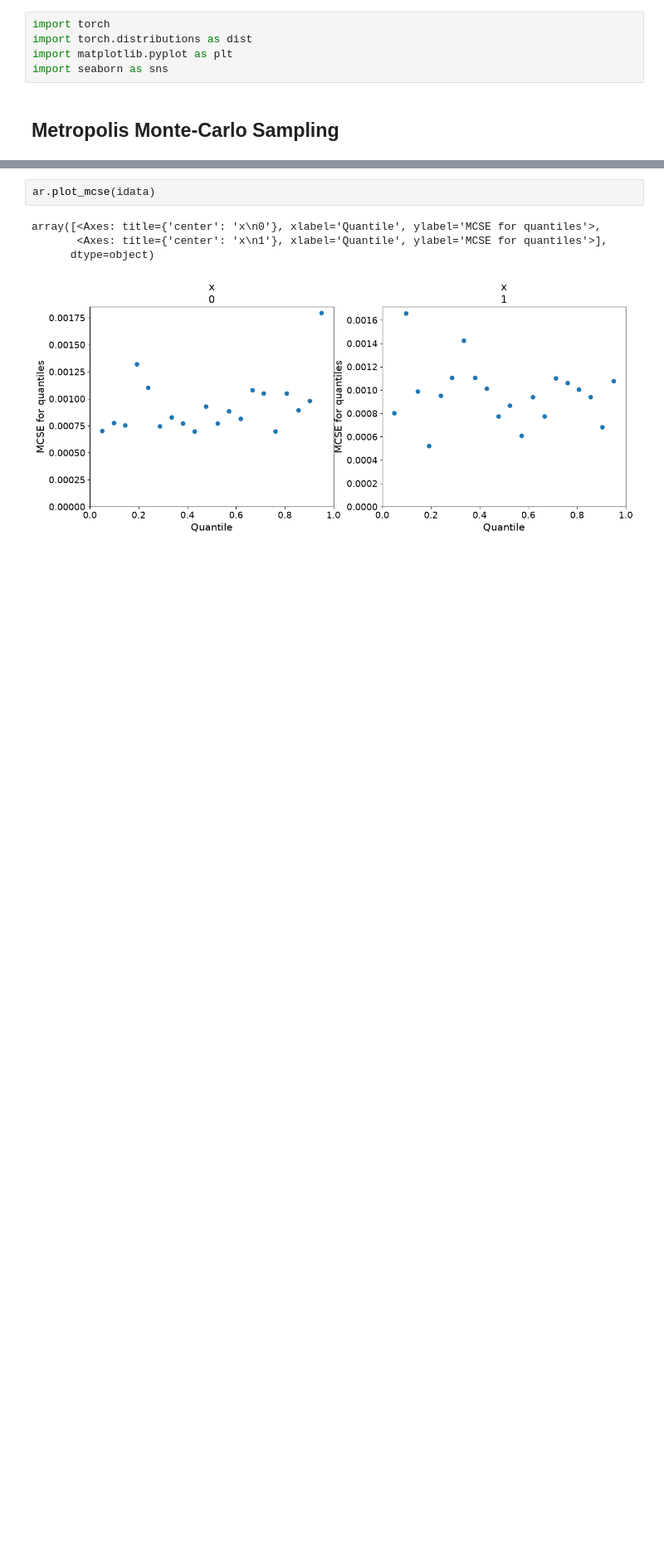
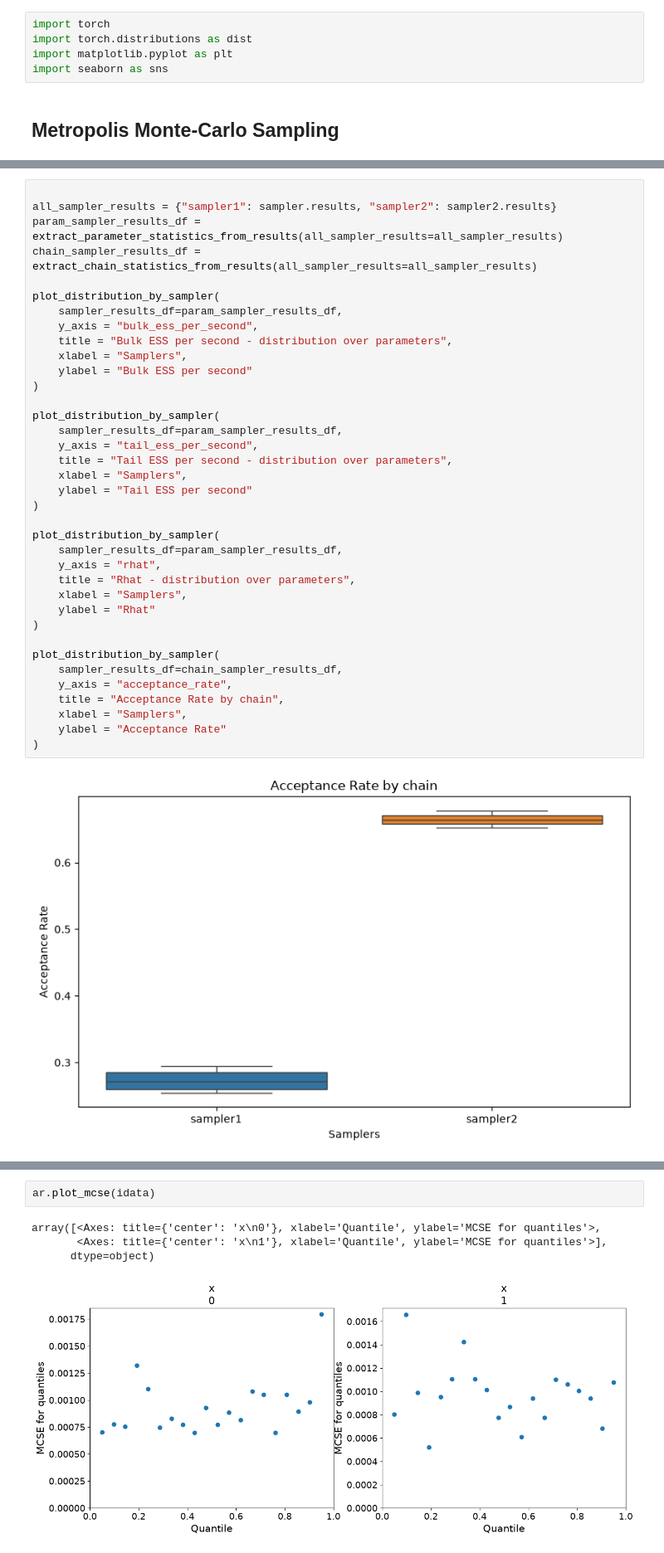
Before and after one commit to gdubbs100/explore-monte-carlo, a Jupyter notebook: montecarlo.ipynb, the cells around one changed output, grey strips where cells are left out. Shown at 83% size. Cells and saved outputs as stored; diff of their text form; blank space fills up the shorter version.

```diff
--- a/montecarlo.ipynb
+++ b/montecarlo.ipynb
@@ -61,0 +110,39 @@ tensor([0.2751, 0.2754, 0.2760, 0.2773, 0.2761, 0.2729, 0.2757, 0.2744, 0.2737,
+# %%
+
+all_sampler_results = {"sampler1": sampler.results, "sampler2": sampler2.results}
+param_sampler_results_df = extract_parameter_statistics_from_results(all_sampler_results=all_sampler_results)
+chain_sampler_results_df = extract_chain_statistics_from_results(all_sampler_results=all_sampler_results)
+
+plot_distribution_by_sampler(
+    sampler_results_df=param_sampler_results_df,
+    y_axis = "bulk_ess_per_second",
+    title = "Bulk ESS per second - distribution over parameters",
+    xlabel = "Samplers",
+    ylabel = "Bulk ESS per second"
+)
+
+plot_distribution_by_sampler(
+    sampler_results_df=param_sampler_results_df,
+    y_axis = "tail_ess_per_second",
+    title = "Tail ESS per second - distribution over parameters",
+    xlabel = "Samplers",
+    ylabel = "Tail ESS per second"
+)
+
+plot_distribution_by_sampler(
+    sampler_results_df=param_sampler_results_df,
+    y_axis = "rhat",
+    title = "Rhat - distribution over parameters",
+    xlabel = "Samplers",
+    ylabel = "Rhat"
+)
+
+plot_distribution_by_sampler(
+    sampler_results_df=chain_sampler_results_df,
+    y_axis = "acceptance_rate",
+    title = "Acceptance Rate by chain",
+    xlabel = "Samplers",
+    ylabel = "Acceptance Rate"
+)
+# %% [output]
+[figure, added]
```
Also changed, not shown: parts of 13 cells of this notebook, 6 other files.
